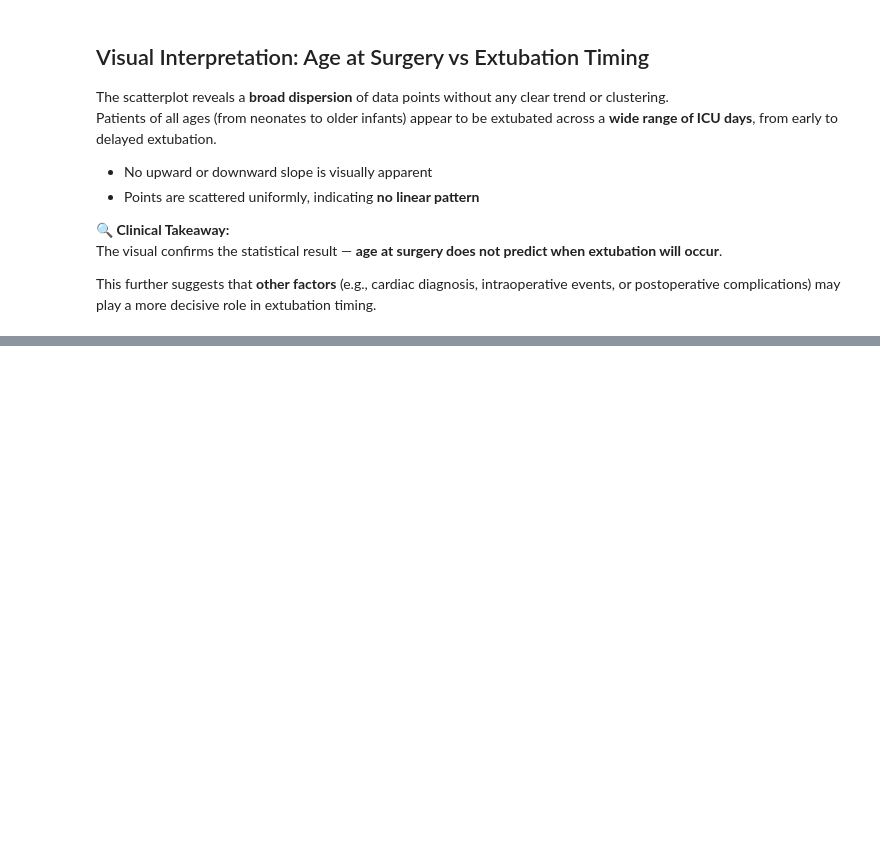
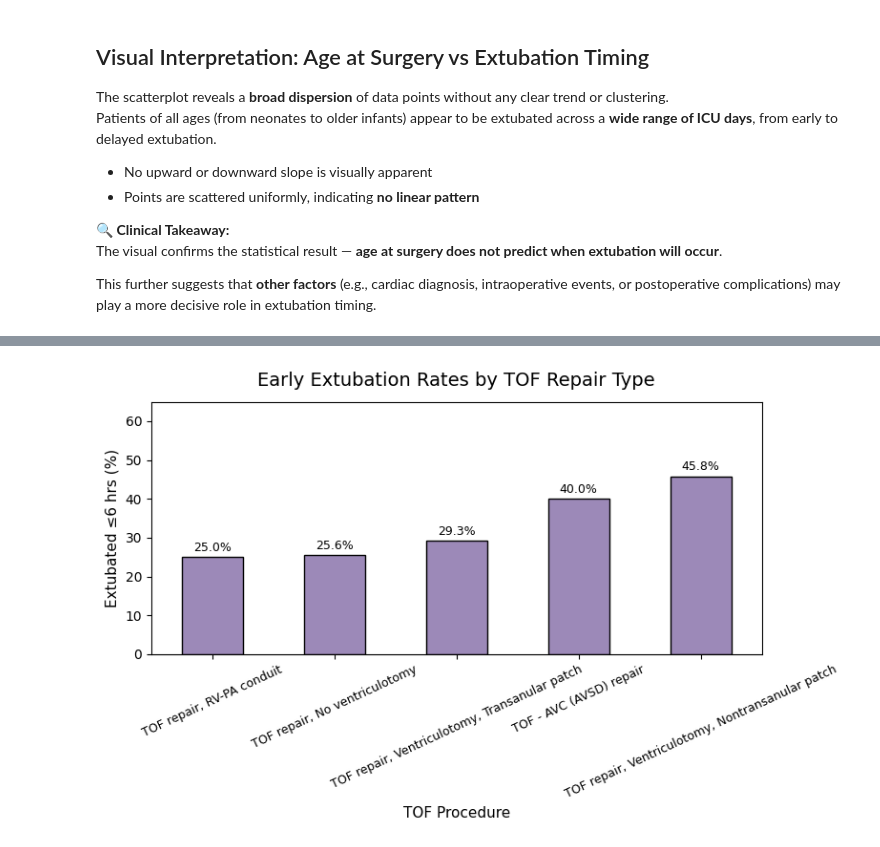
Before and after one commit to karlita-isela/Notion-syncer, a Jupyter notebook: Biostatistics.ipynb, the cells around one changed output, grey strips where cells are left out. Saved outputs shown, nothing was run; the diff lists cells and outputs as text; code cells hidden in the pictures; blank space fills up the shorter version.

```diff
--- a/Biostatistics.ipynb
+++ b/Biostatistics.ipynb
@@ -1717,0 +1950,42 @@ uploaded = files.upload()
+# %%
+import pandas as pd
+import matplotlib.pyplot as plt
+
+# Load dataset
+df = pd.read_csv("BIOSTATS_MASTER.csv")
+
+# Filter for TOF patients with extubation data
+tof_df = df[df["PROCED_TOF"].notnull()].copy()
+tof_df = tof_df.dropna(subset=["EXTUB6_ICU_YN"])
+
+# Build contingency table
+contingency = pd.crosstab(tof_df["PROCED_TOF"], tof_df["EXTUB6_ICU_YN"])
+
+# Calculate % early extubation
+early_extub = contingency["Yes"] / contingency.sum(axis=1) * 100
+early_extub_sorted = early_extub.sort_values()
+
+# Plot
+fig, ax = plt.subplots(figsize=(8, 5))
+bars = early_extub_sorted.plot(
+    kind="bar",
+    color="#9C89B8",  # lavender-purple
+    edgecolor="black",
+    ax=ax
+)
+
+# Add value labels on top of bars
+for idx, value in enumerate(early_extub_sorted):
+    ax.text(idx, value + 1.5, f"{value:.1f}%", ha='center', fontsize=9)
+
+# Format axes and labels
+ax.set_title("Early Extubation Rates by TOF Repair Type", fontsize=14, pad=12)
+ax.set_ylabel("Extubated ≤6 hrs (%)", fontsize=11)
+ax.set_xlabel("TOF Procedure", fontsize=11)
+ax.set_ylim(0, 65)
+ax.tick_params(axis='x', labelsize=9, rotation=25)
+
+plt.tight_layout()
+plt.show()
+# %% [output]
+[figure, added]
```
Also changed, not shown: parts of 20 cells of this notebook.
